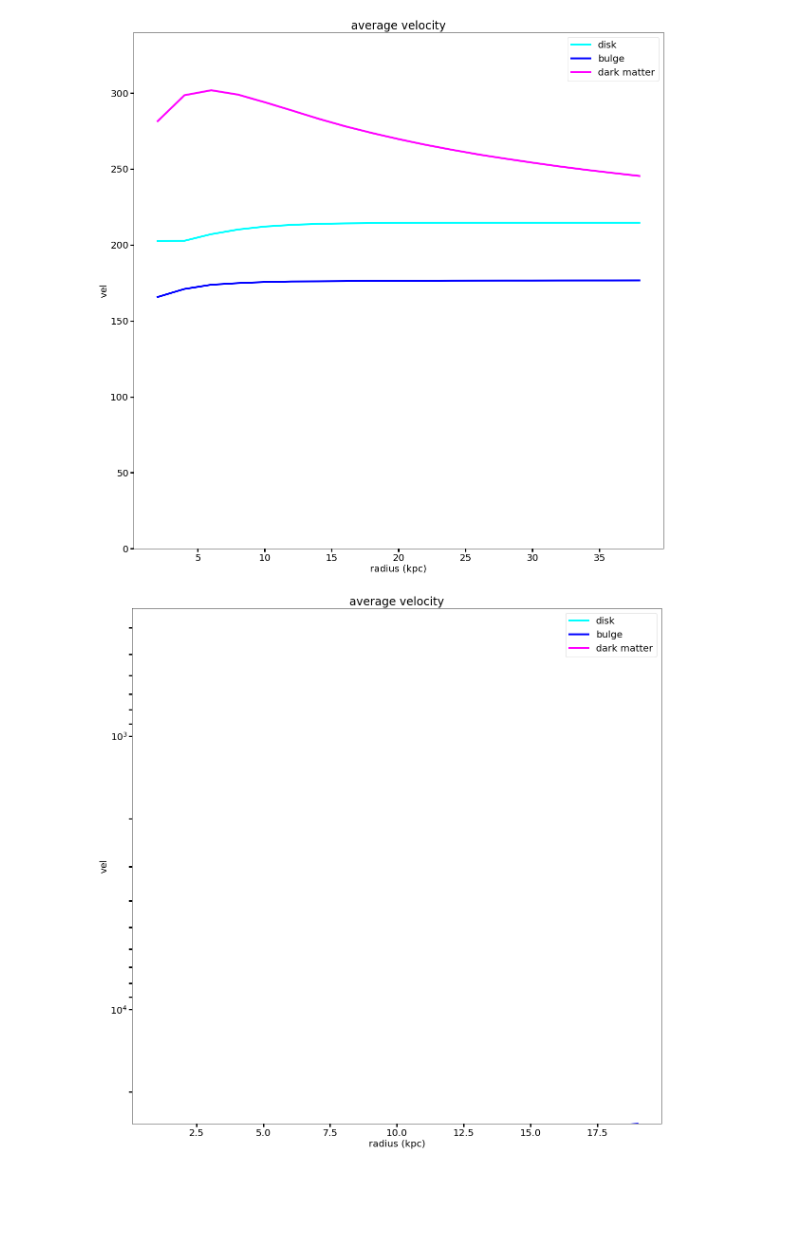
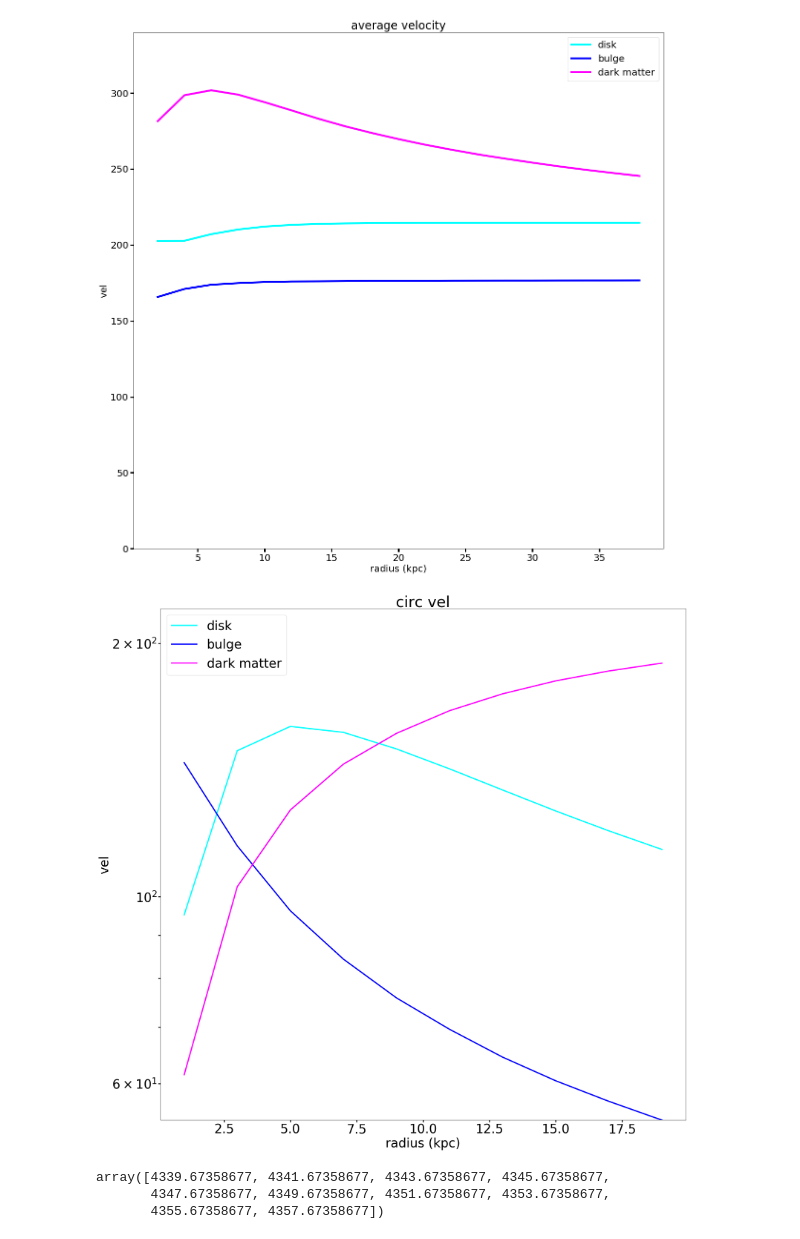
Before and after one commit to Ximena89/and_yet_it_moves, a Jupyter notebook: codigo/vel_mass_profiles.ipynb, the cells around one changed output. Drawn from its saved outputs; the diff is of its cells as text; code cells hidden in the pictures; blank space fills up the shorter version.

Commit message:
combined circular velocity

```diff
--- a/codigo/vel_mass_profiles.ipynb
+++ b/codigo/vel_mass_profiles.ipynb
@@ -27,6 +28,10 @@ class CenterOfMass:
         self.pos = pyg.readsnap("../sims/MW_1M_db_010", "pos", a)
         self.vel = pyg.readsnap("../sims/MW_1M_db_010",'vel', a)
         self.mass = pyg.readsnap("../sims/MW_1M_db_010", "mass", a)
+        self.grav = G.to(u.km**2*u.kpc*(1/u.s**2)*(1/u.Msun))
+        #this makes G a propertie of my class and makes it accesible throughout my code
+        #G comes from importing from astropy.constants
+        #and then converting to the right units (m^3/kgs^2)
         #properties of the object
 
 
@@ -151,7 +156,25 @@ class CenterOfMass:
     def circ_vel(self, maxradius, interval=2):
 
         r = np.arange(1, maxradius, interval)
+        #this is in kpc
 
         m = [self.total_mass_inr(i) for i in r]
+        #this in solar mass
 
-        return r, np.sqrt((6.674e11*m)/r)
+
+        return r, np.sqrt(self.grav*m / r)
+
+       #plot the combined circ_vel. We need the total mass of the bulge, disk, dm
+       #make the last plot prettier
+        #read through astropy.units, find tutorials
+
+    def comb_circ_vel(self, maxradius, interval=2):
+
+         r = np.arange(1, maxradius, interval)
+        #this is in kpc
+
+        m = [self.total_mass_inr(i) for i in r]
+        #this in solar mass
+
+
+        return np.sqrt(self.grav*m / r)
@@ -290,18 +358,27 @@ r, m = MWCOM.circ_vel(20)
 rb, mb = MWCOM_BULGE.circ_vel(20)
 rdm, mdm = MWCOM_HALO.circ_vel(20)
 # %%
-fig = plt.figure(figsize=(20,20))
+fig = plt.figure(figsize=(30,30))
 plt.semilogy(r, m, label="disk", lw=4, linestyle='-', color='cyan')
 plt.semilogy(rb, mb, label="bulge", lw=4, linestyle='-', color='blue')
 plt.semilogy(rdm, mdm, label="dark matter", lw=4, linestyle='-', color='magenta')
-plt.title('average velocity')
+plt.title('circ vel')
 plt.axis()
 plt.ylabel('vel')
 plt.xlabel('radius (kpc)')
-plt.ylim(0, 340)
+plt.ylim(0, 220)
 plt.legend()
-plt.rcParams.update({'font.size': 20})
+plt.rcParams.update({'font.size': 40})
 plt.tick_params(which = 'both', width = 3)
 plt.tick_params(which = 'both', length = 7)
 # %% [output]
-[figure, old version]
+[figure, new version]
+# %%
+np.sum(MWCOM.comb_circ_vel(20)) #only returns v(m) looped in r, but no r
+#np.sum(MWCOM_BULGE.comb_circ_vel(20))
+#np.sum(MWCOM_HALO.comb_circ_vel(20))
+#why are the all the same?
+# %% [output]
+array([4339.67358677, 4341.67358677, 4343.67358677, 4345.67358677,
+       4347.67358677, 4349.67358677, 4351.67358677, 4353.67358677,
+       4355.67358677, 4357.67358677])
```
Also changed, not shown: parts of 24 cells of this notebook.
